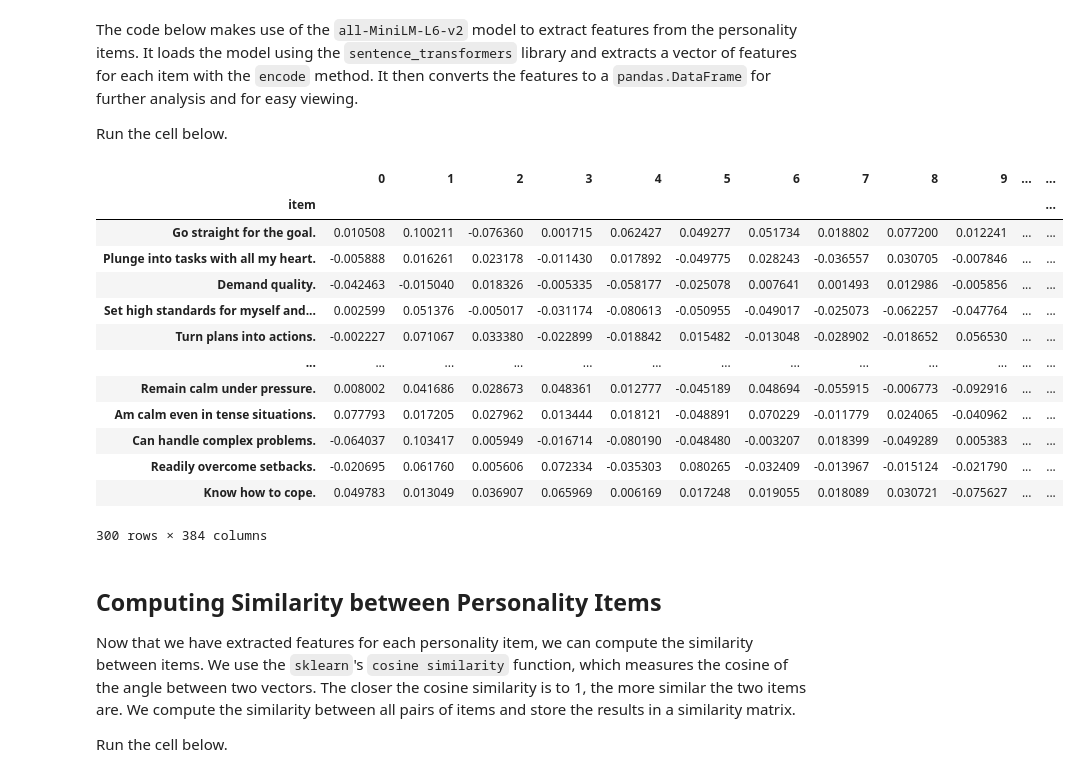
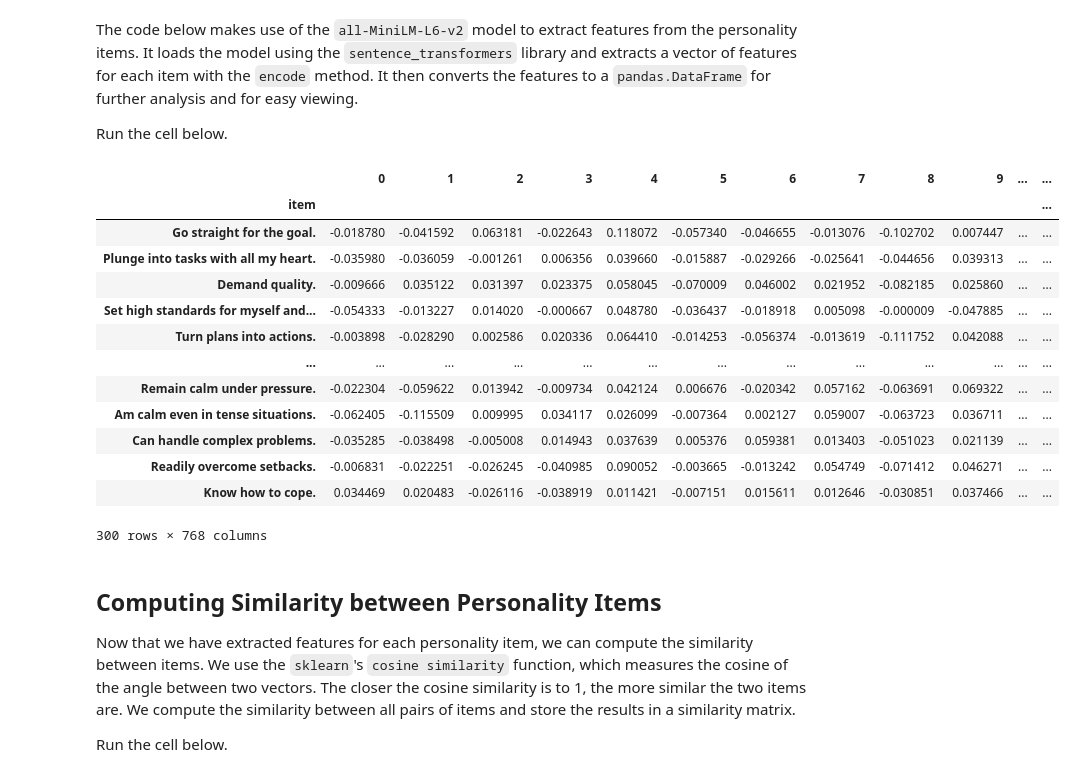
Before and after one commit to FennStatistics/LLM4Psych_DGPS2024, a Jupyter notebook: exercise_2/exercise_2.ipynb, the cells around one changed output. Cells and saved outputs as stored; diff of their text form; code cells hidden in the pictures.

```diff
--- a/exercise_2/exercise_2.ipynb
+++ b/exercise_2/exercise_2.ipynb
@@ -63,29 +63,30 @@ The code below makes use of the `all-MiniLM-L6-v2` model to extract features fro
 Run the cell below.
 # %%
 # Load pre-trained model
-model = SentenceTransformer('all-MiniLM-L6-v2')
+# model = SentenceTransformer('all-MiniLM-L6-v2')
+model = SentenceTransformer('dwulff/mpnet-personality')
 
 # Extract features from personality items
 item_features = model.encode(personality['item'])
 
 # Convert features to DataFrame
 item_features = pd.DataFrame(item_features, index=personality['item'])
 item_features
 # %% [output]
 |  | 0 | 1 | 2 | 3 | 4 | 5 | 6 | 7 | 8 | 9 | ... | ... |
 | item |  |  |  |  |  |  |  |  |  |  |  | ... |
-| Go straight for the goal. | 0.010508 | 0.100211 | -0.076360 | 0.001715 | 0.062427 | 0.049277 | 0.051734 | 0.018802 | 0.077200 | 0.012241 | ... | ... |
-| Plunge into tasks with all my heart. | -0.005888 | 0.016261 | 0.023178 | -0.011430 | 0.017892 | -0.049775 | 0.028243 | -0.036557 | 0.030705 | -0.007846 | ... | ... |
-| Demand quality. | -0.042463 | -0.015040 | 0.018326 | -0.005335 | -0.058177 | -0.025078 | 0.007641 | 0.001493 | 0.012986 | -0.005856 | ... | ... |
-| Set high standards for myself and... | 0.002599 | 0.051376 | -0.005017 | -0.031174 | -0.080613 | -0.050955 | -0.049017 | -0.025073 | -0.062257 | -0.047764 | ... | ... |
-| Turn plans into actions. | -0.002227 | 0.071067 | 0.033380 | -0.022899 | -0.018842 | 0.015482 | -0.013048 | -0.028902 | -0.018652 | 0.056530 | ... | ... |
+| Go straight for the goal. | -0.018780 | -0.041592 | 0.063181 | -0.022643 | 0.118072 | -0.057340 | -0.046655 | -0.013076 | -0.102702 | 0.007447 | ... | ... |
+| Plunge into tasks with all my heart. | -0.035980 | -0.036059 | -0.001261 | 0.006356 | 0.039660 | -0.015887 | -0.029266 | -0.025641 | -0.044656 | 0.039313 | ... | ... |
+| Demand quality. | -0.009666 | 0.035122 | 0.031397 | 0.023375 | 0.058045 | -0.070009 | 0.046002 | 0.021952 | -0.082185 | 0.025860 | ... | ... |
+| Set high standards for myself and... | -0.054333 | -0.013227 | 0.014020 | -0.000667 | 0.048780 | -0.036437 | -0.018918 | 0.005098 | -0.000009 | -0.047885 | ... | ... |
+| Turn plans into actions. | -0.003898 | -0.028290 | 0.002586 | 0.020336 | 0.064410 | -0.014253 | -0.056374 | -0.013619 | -0.111752 | 0.042088 | ... | ... |
 | ... | ... | ... | ... | ... | ... | ... | ... | ... | ... | ... | ... | ... |
-| Remain calm under pressure. | 0.008002 | 0.041686 | 0.028673 | 0.048361 | 0.012777 | -0.045189 | 0.048694 | -0.055915 | -0.006773 | -0.092916 | ... | ... |
-| Am calm even in tense situations. | 0.077793 | 0.017205 | 0.027962 | 0.013444 | 0.018121 | -0.048891 | 0.070229 | -0.011779 | 0.024065 | -0.040962 | ... | ... |
-| Can handle complex problems. | -0.064037 | 0.103417 | 0.005949 | -0.016714 | -0.080190 | -0.048480 | -0.003207 | 0.018399 | -0.049289 | 0.005383 | ... | ... |
-| Readily overcome setbacks. | -0.020695 | 0.061760 | 0.005606 | 0.072334 | -0.035303 | 0.080265 | -0.032409 | -0.013967 | -0.015124 | -0.021790 | ... | ... |
-| Know how to cope. | 0.049783 | 0.013049 | 0.036907 | 0.065969 | 0.006169 | 0.017248 | 0.019055 | 0.018089 | 0.030721 | -0.075627 | ... | ... |
+| Remain calm under pressure. | -0.022304 | -0.059622 | 0.013942 | -0.009734 | 0.042124 | 0.006676 | -0.020342 | 0.057162 | -0.063691 | 0.069322 | ... | ... |
+| Am calm even in tense situations. | -0.062405 | -0.115509 | 0.009995 | 0.034117 | 0.026099 | -0.007364 | 0.002127 | 0.059007 | -0.063723 | 0.036711 | ... | ... |
+| Can handle complex problems. | -0.035285 | -0.038498 | -0.005008 | 0.014943 | 0.037639 | 0.005376 | 0.059381 | 0.013403 | -0.051023 | 0.021139 | ... | ... |
+| Readily overcome setbacks. | -0.006831 | -0.022251 | -0.026245 | -0.040985 | 0.090052 | -0.003665 | -0.013242 | 0.054749 | -0.071412 | 0.046271 | ... | ... |
+| Know how to cope. | 0.034469 | 0.020483 | -0.026116 | -0.038919 | 0.011421 | -0.007151 | 0.015611 | 0.012646 | -0.030851 | 0.037466 | ... | ... |
-300 rows × 384 columns
+300 rows × 768 columns
 # %% [markdown]
 ## Computing Similarity between Personality Items
 Now that we have extracted features for each personality item, we can compute the similarity between items. We use the `sklearn`'s `cosine similarity` function, which measures the cosine of the angle between two vectors. The closer the cosine similarity is to 1, the more similar the two items are. We compute the similarity between all pairs of items and store the results in a similarity matrix.
```
Also changed, not shown: parts of 15 cells of this notebook, 2 other files.
